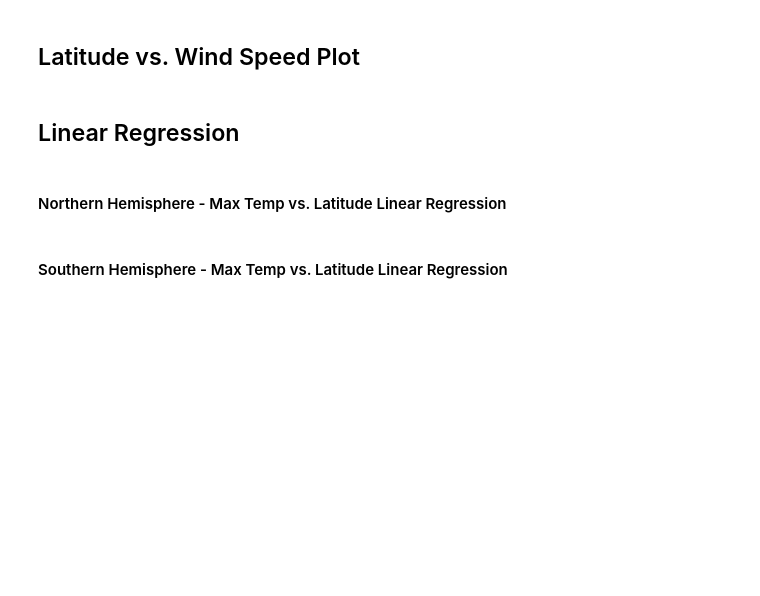
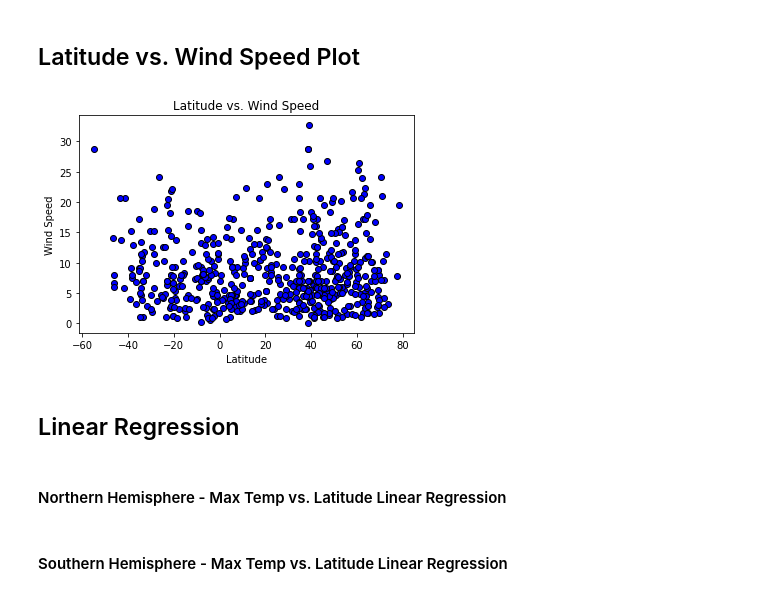
Before and after one commit to tdb219/python-api-challenge, a Jupyter notebook: WeatherPy/WeatherPy.ipynb, the cells around one changed output. Cells and saved outputs as stored; diff of their text form; code cells hidden in the pictures; blank space fills up the shorter version.

```diff
--- a/WeatherPy/WeatherPy.ipynb
+++ b/WeatherPy/WeatherPy.ipynb
@@ -216,12 +220,14 @@ plt.show()
 # %% [markdown]
 ## Latitude vs. Wind Speed Plot
 # %%
-plt.scatter(weather_df["lat"], weather_df["wind_sp"], marker="o", facecolors="blue",
+plt.scatter(weather_df["Latitude"], weather_df["Wind Speed (mph)"], marker="o", facecolors="blue",
            edgecolors ="black")
 plt.title("Latitude vs. Wind Speed")
 plt.xlabel("Latitude")
-plt.ylable("Wind Speed")
+plt.ylabel("Wind Speed")
 plt.show()
+# %% [output]
+[figure, added]
 # %% [markdown]
 ## Linear Regression
 # %% [markdown]
```
Also changed, not shown: parts of 2 cells of this notebook.
